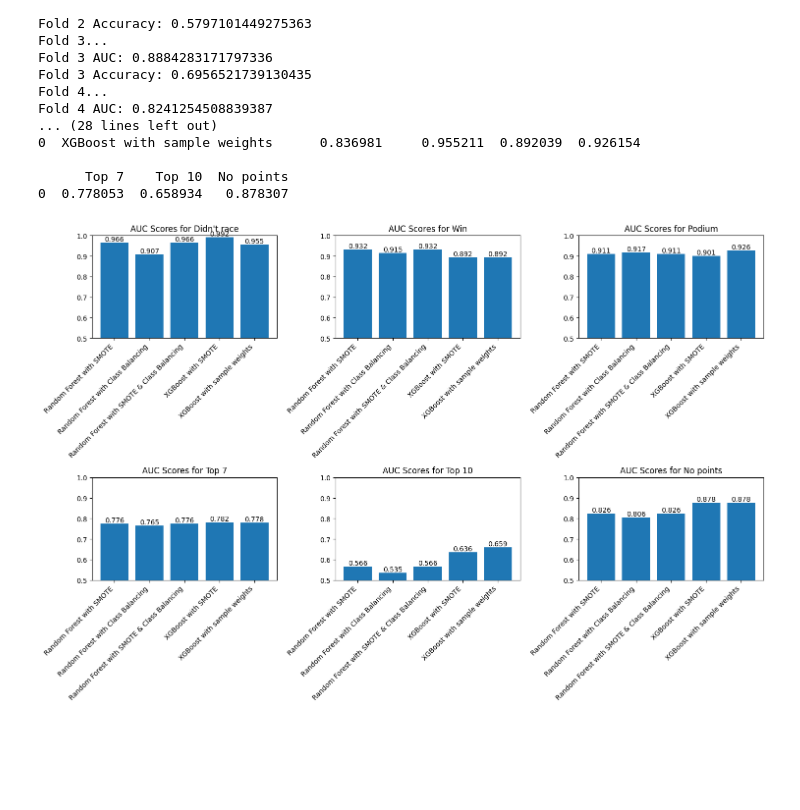
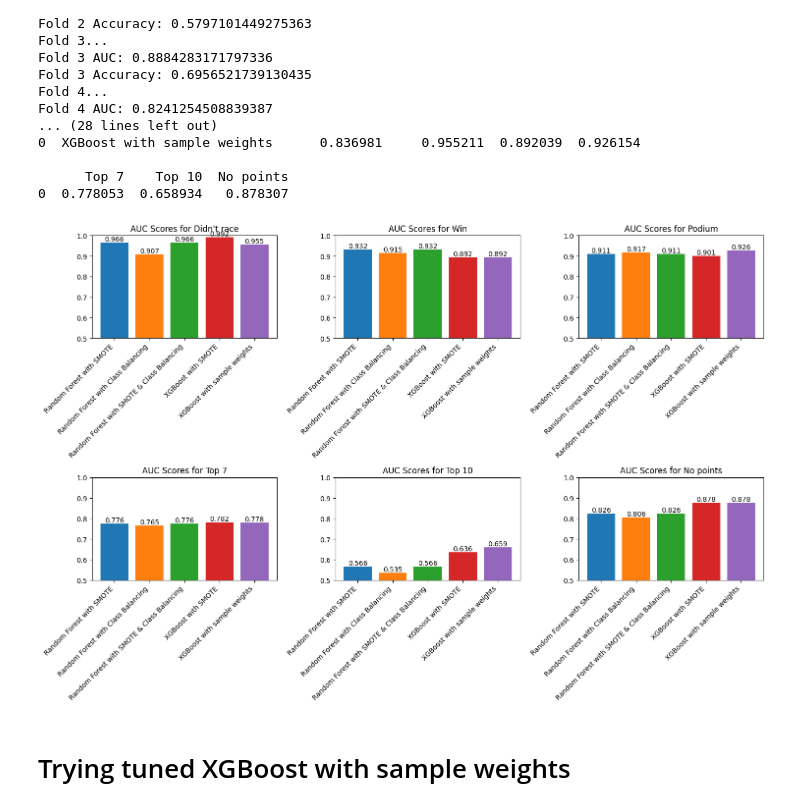
Before and after one commit to anthonylu23/formula1_predictive_modeling, a Jupyter notebook: exploration.ipynb, the cells around one changed output. Cells and saved outputs as stored; diff of their text form; code cells hidden in the pictures; blank space fills up the shorter version.

```diff
--- a/exploration.ipynb
+++ b/exploration.ipynb
@@ -406,28 +407,32 @@ Fold 4 AUC: 0.8241254508839387
 # %%
 model_performance_df
 # Set up the figure with subplots
 fig, axes = plt.subplots(2, 3, figsize=(15, 10))
 axes = axes.ravel()
 
-# Get class names excluding Model Type and Weighted AUC
-class_names = [col for col in model_performance_df.columns if col not in ['Model Type', 'Weighted AUC']]
+# Define colors for each model
+colors = ['#1f77b4', '#ff7f0e', '#2ca02c', '#d62728', '#9467bd', '#8c564b']
 
 # Plot histogram for each class
-for i, class_name in enumerate(class_names):
-    bars = axes[i].bar(range(len(model_performance_df)), model_performance_df[class_name])
+for i, class_name in enumerate(class_names.values()):
+    bars = axes[i].bar(range(len(model_performance_df)),
+                      model_performance_df[class_name],
+                      color=colors[:len(model_performance_df)])
     axes[i].set_title(f'AUC Scores for {class_name}')
     axes[i].set_xticks(range(len(model_performance_df)))
     axes[i].set_xticklabels(model_performance_df['Model Type'], rotation=45, ha='right')
     axes[i].set_ylim(0.5, 1)
 
     # Add value labels on top of each bar
     for bar in bars:
         height = bar.get_height()
         axes[i].text(bar.get_x() + bar.get_width()/2., height,
                     f'{height:.3f}',
                     ha='center', va='bottom')
 
 plt.tight_layout()
 plt.show()
 # %% [output]
-[figure, old version]
+[figure, new version]
+# %% [markdown]
+# Trying tuned XGBoost with sample weights
```
Also changed, not shown: parts of 6 cells of this notebook, 4 other files.
